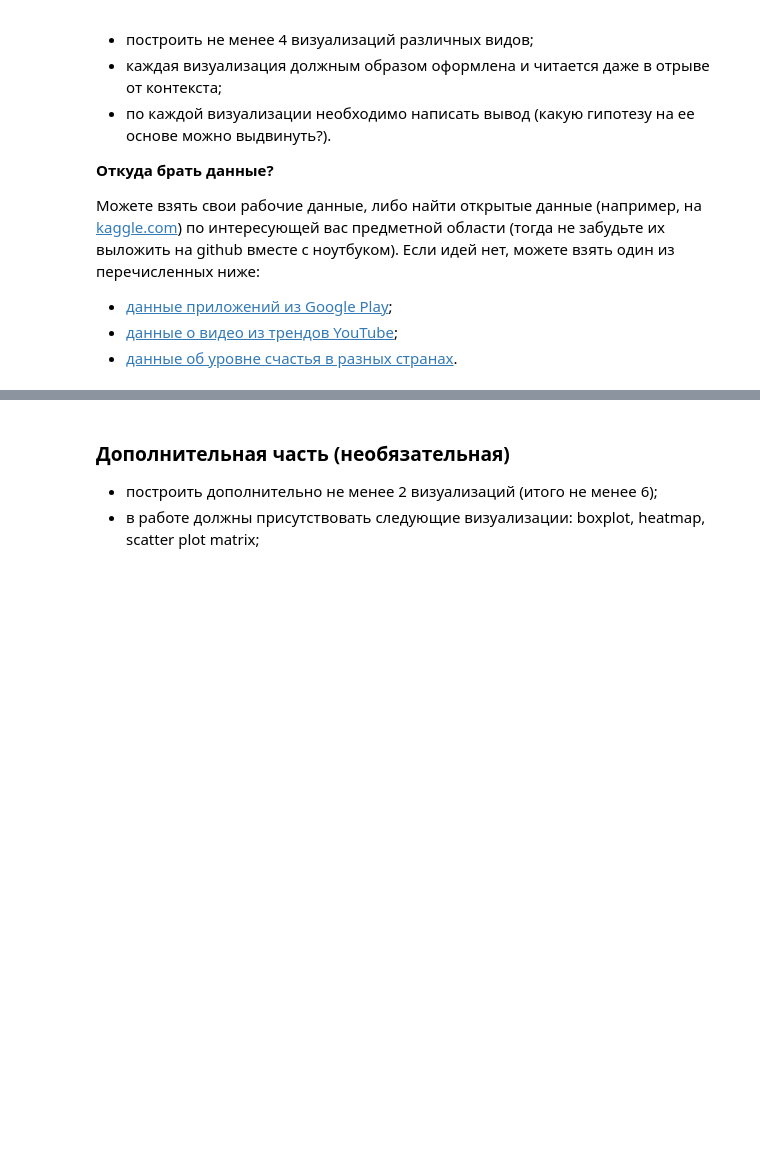
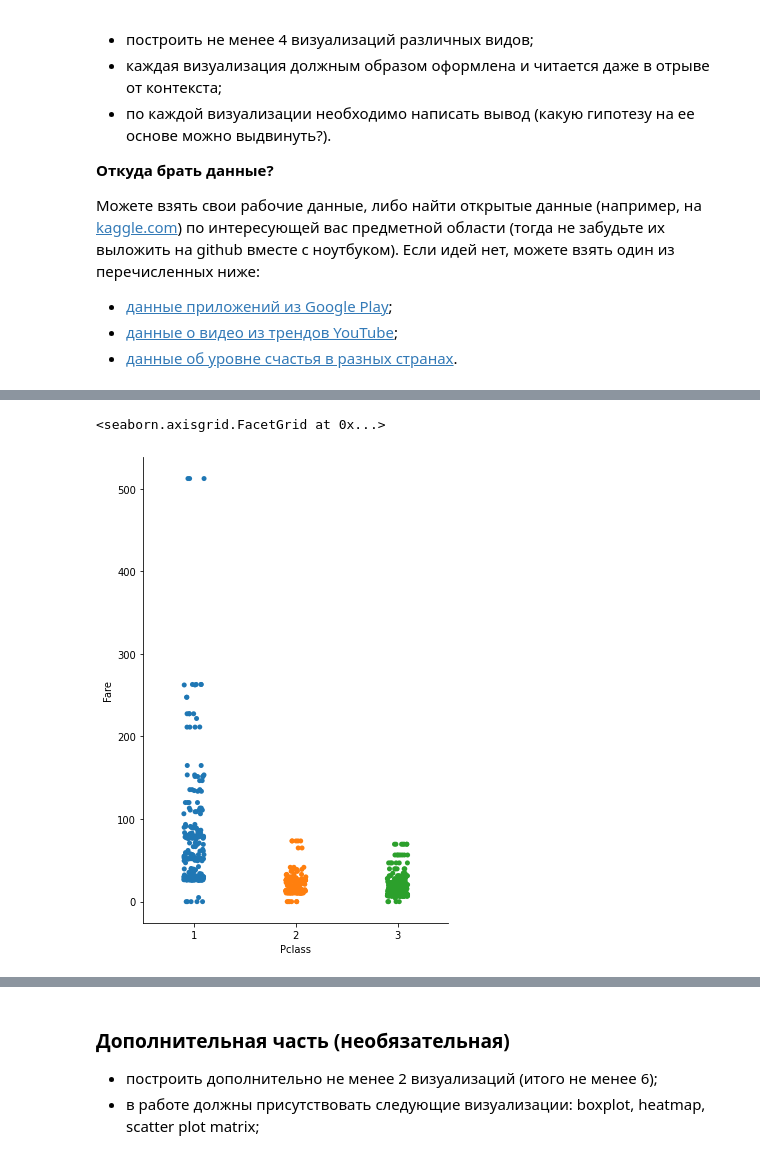
Before and after one commit to natkhosh/pyda_homeworks, a Jupyter notebook: visualization/visualization.ipynb, the cells around one changed output, grey strips where cells are left out. Drawn from its saved outputs; the diff is of its cells as text; code cells hidden in the pictures; blank space fills up the shorter version.

```diff
--- a/visualization/visualization.ipynb
+++ b/visualization/visualization.ipynb
@@ -18,0 +120,8 @@
+# %%
+# Стоимость билета по отношению к классу:
+#     Интересен разборс стоимости билета в первом классе.
+
+sns.catplot(data=titanic,x="Pclass",y="Fare", height=7, aspect=.7)
+# %% [output]
+<seaborn.axisgrid.FacetGrid at 0x...>
+[figure, added]
```
Also changed, not shown: parts of 33 cells of this notebook, 2 other files.
